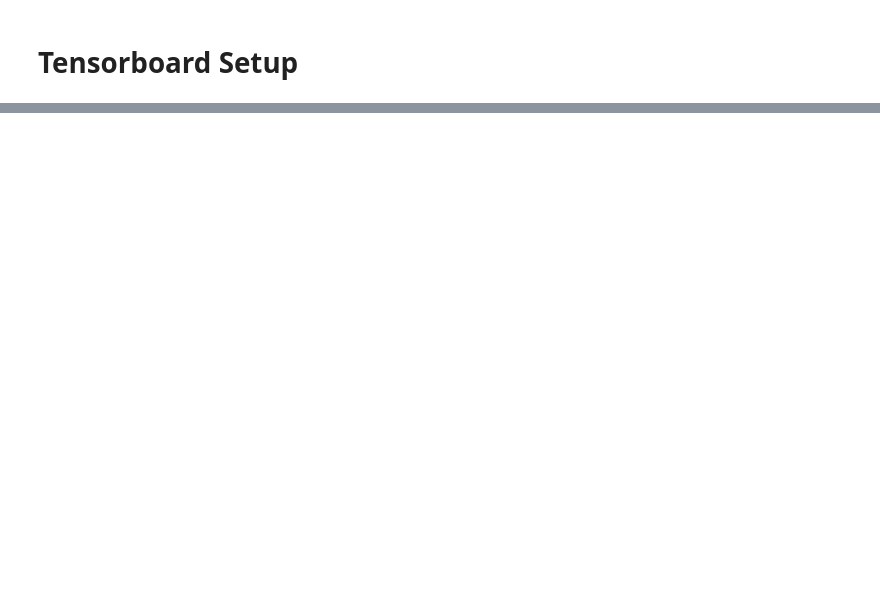
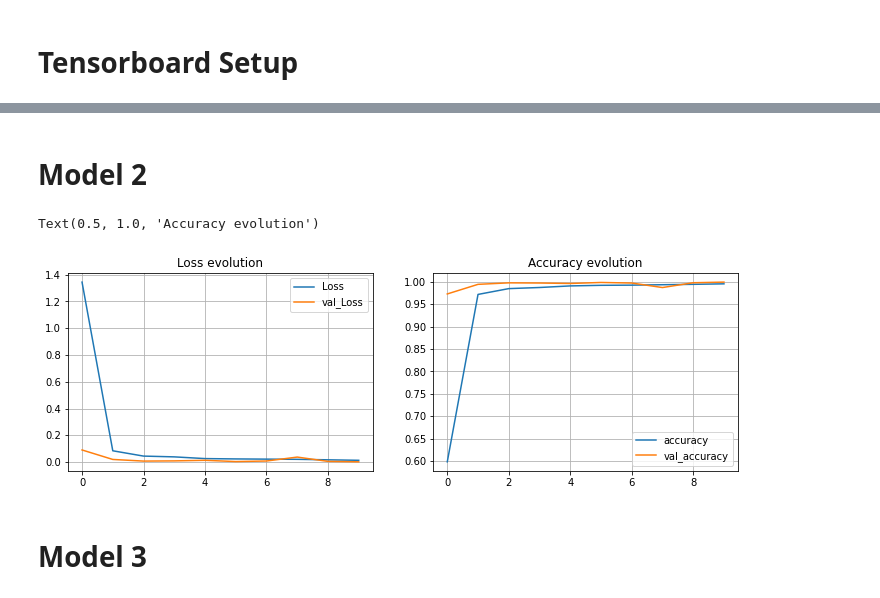
Before and after one commit to D-VPN/M2-D-VPN, a Jupyter notebook: tf-model/hand-sign-alphabets-recognition.ipynb, the cells around one changed output, grey strips where cells are left out. Cells and saved outputs as stored; diff of their text form; code cells hidden in the pictures; blank space fills up the shorter version.

```diff
--- a/tf-model/hand-sign-alphabets-recognition.ipynb
+++ b/tf-model/hand-sign-alphabets-recognition.ipynb
@@ -153,0 +375,2 @@ Wall time: 2min 55s
+# %%
+mlp2.compile(loss ='categorical_crossentropy', optimizer=adam ,metrics =['accuracy'])
@@ -153,0 +402,3 @@ Wall time: 2min 55s
+# %%
+history2 = mlp2.fit(X_train, y_train, batch_size=64, epochs=10, validation_split=VALIDATION_RATIO, shuffle = True, verbose=1,
+                  callbacks=[get_tensorboard('Model 2 MLP-VAL')])
@@ -153,0 +466,23 @@ Wall time: 2min 55s
+# %% [markdown]
+# Model 2
+# %%
+plt.figure(figsize=(12, 8))
+
+plt.subplot(2, 2, 1)
+plt.plot(history2.history['loss'], label='Loss')
+plt.plot(history2.history['val_loss'], label='val_Loss')
+plt.legend()
+plt.grid()
+plt.title('Loss evolution')
+
+plt.subplot(2, 2, 2)
+plt.plot(history2.history['accuracy'], label='accuracy')
+plt.plot(history2.history['val_accuracy'], label='val_accuracy')
+plt.legend()
+plt.grid()
+plt.title('Accuracy evolution')
+# %% [output]
+Text(0.5, 1.0, 'Accuracy evolution')
+[figure, added]
+# %% [markdown]
+# Model 3
```
Also changed, not shown: parts of 39 cells of this notebook.
